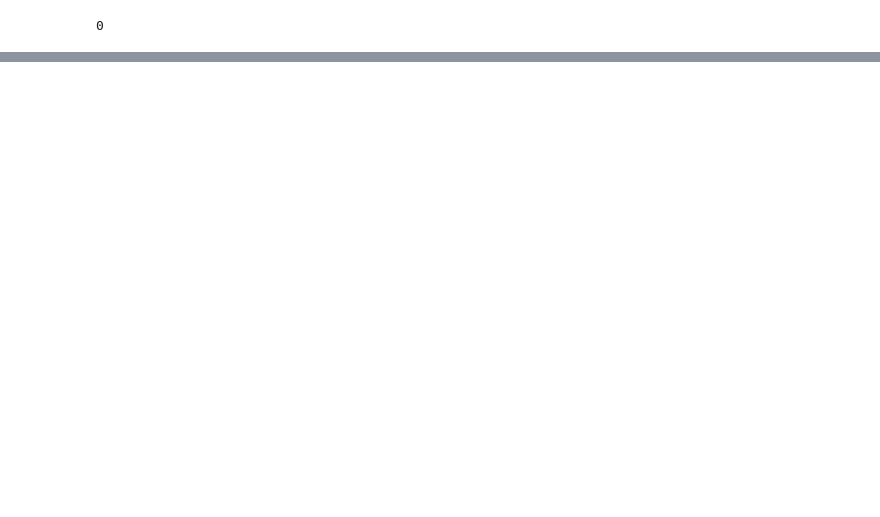
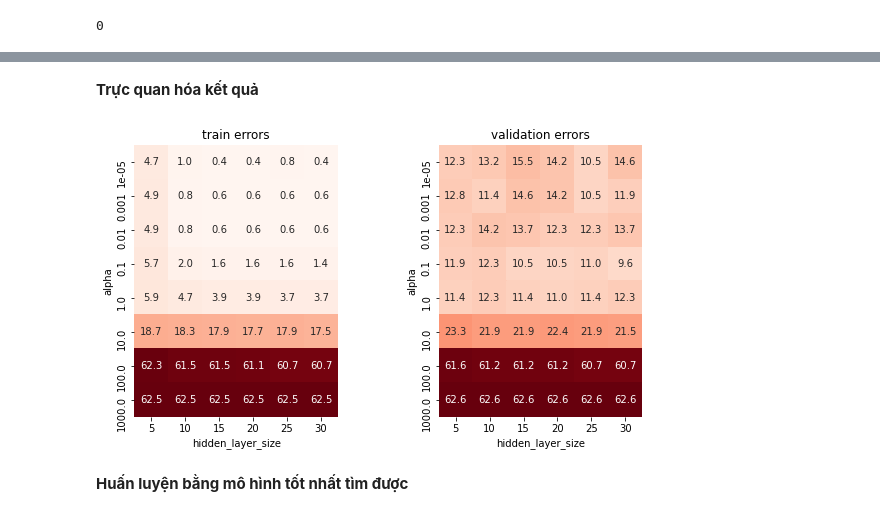
Before and after one commit to lingwang2503/DataScience_Project, a Jupyter notebook: Final/Preprocess_And_Train_Model.ipynb, the cells around one changed output, grey strips where cells are left out. Cells and saved outputs as stored; diff of their text form; code cells hidden in the pictures; blank space fills up the shorter version.

```diff
--- a/Final/Preprocess_And_Train_Model.ipynb
+++ b/Final/Preprocess_And_Train_Model.ipynb
@@ -235,3 +331,4 @@ new_test_y_sr = transform_y(test_y_sr)
 # %%
-neural_net = MLPClassifier(hidden_layer_sizes=(20,), activation='tanh', solver='lbfgs', max_iter=2500, random_state = 0)
+#neural_net = MLPClassifier(hidden_layer_sizes=(20,), activation='tanh', solver='lbfgs', max_iter=2500, random_state = 0)
+neural_net = MLPClassifier(activation='tanh', solver='lbfgs', max_iter=2500, random_state = 0)
 full_pipeline = make_pipeline(preprocess_pipeline, neural_net)
@@ -238,6 +351,4 @@ full_pipeline = make_pipeline(preprocess_pipeline, neural_net)
 # %%
-# Thử nghiệm với các giá trị khác nhau của các siêu tham số
-# và chọn ra các giá trị tốt nhất
 train_errs = []
 val_errs = []
 alphas = [0.00001, 0.001, 0.01, 0.1, 1, 10, 100, 1000]
@@ -250,10 +361,10 @@ li = []
 for alpha in alphas:
     for x in li_hidden_layer_sizes:
         full_pipeline.set_params(mlpclassifier__alpha=alpha, mlpclassifier__hidden_layer_sizes=x)
-        full_pipeline.fit(train_X_df, new_train_y_sr)
-        train_err = (1-full_pipeline.score(train_X_df, new_train_y_sr))*100
+        full_pipeline.fit(train_X_df, train_y_sr)
+        train_err = (1-full_pipeline.score(train_X_df, train_y_sr))*100
         train_errs.append(train_err)
-        val_err = (1-full_pipeline.score(val_X_df, new_val_y_sr))*100
+        val_err = (1-full_pipeline.score(val_X_df, val_y_sr))*100
         val_errs.append(val_err)
         li.append([alpha, x])
 
@@ -274 +395,24 @@ best_hidden_layer_size
+# %% [markdown]
+**Trực quan hóa kết quả**
+# %%
+# Trực quan hóa kết quả
+train_errs_df = pd.DataFrame(data=np.array(train_errs).reshape(len(alphas), -1),
+                             index=alphas, columns=li_hidden_layer_sizes)
+val_errs_df = pd.DataFrame(data=np.array(val_errs).reshape(len(alphas), -1),
+                           index=alphas, columns=li_hidden_layer_sizes)
+min_err = min(min(train_errs), min(val_errs))
+max_err = max(max(train_errs), max(val_errs))
+plt.figure(figsize=(10, 5))
+plt.subplot(1, 2, 1)
+sns.heatmap(train_errs_df, vmin=min_err, vmax=max_err, square=True, annot=True,
+            cbar=False, fmt='.1f', cmap='Reds')
+plt.title('train errors'); plt.xlabel('hidden_layer_size'); plt.ylabel('alpha')
+plt.subplot(1, 2, 2)
+sns.heatmap(val_errs_df, vmin=min_err, vmax=max_err, square=True, annot=True,
+            cbar=False, fmt='.1f', cmap='Reds')
+plt.title('validation errors'); plt.xlabel('hidden_layer_size'); plt.ylabel('alpha');
+# %% [output]
+[figure, added]
+# %% [markdown]
+**Huấn luyện bằng mô hình tốt nhất tìm được**
 # %%
```
Also changed, not shown: parts of 80 cells of this notebook, 3 other files.
